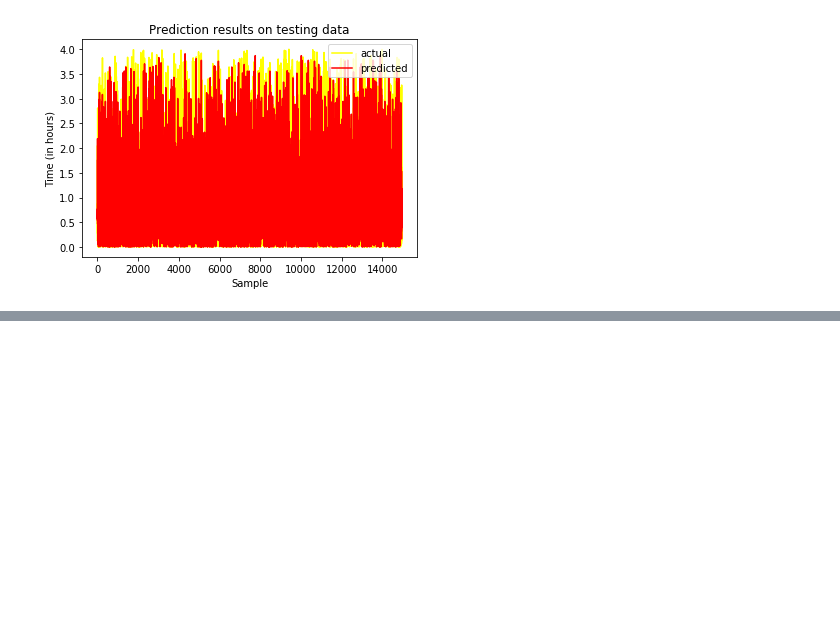
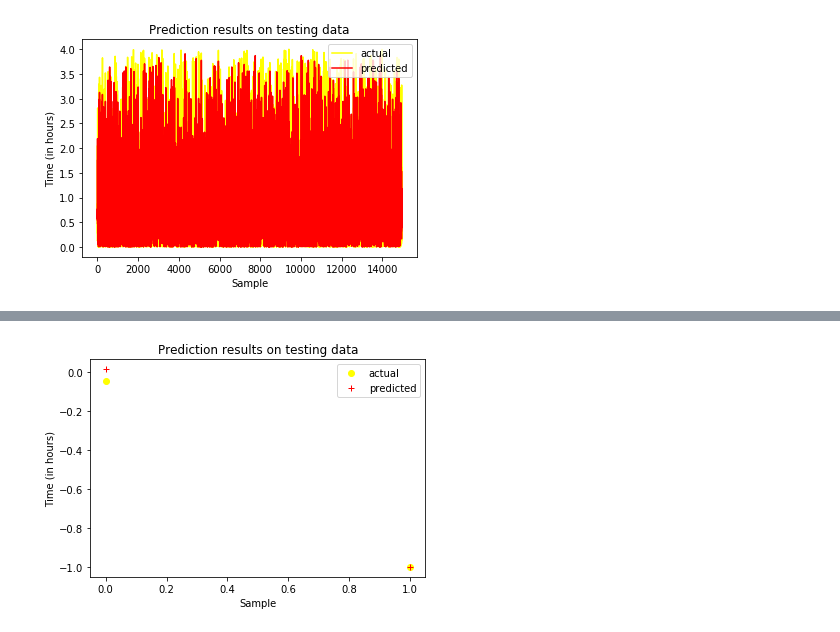
Before and after one commit to abu-rayyan/DeliveryTimePrediction, a Jupyter notebook: Ipynb_files/model2_dt.ipynb, the cells around one changed output, grey strips where cells are left out. Cells and saved outputs as stored; diff of their text form; code cells hidden in the pictures; blank space fills up the shorter version.

```diff
--- a/Ipynb_files/model2_dt.ipynb
+++ b/Ipynb_files/model2_dt.ipynb
@@ -136,0 +199,10 @@ plt.show()
+# %%
+plt.plot(Y_tst[0,:], 'y+', color= 'yellow',marker='o', label= 'actual') # p
+plt.plot(predict_model[0,:], 'r+',color= 'red', label= 'predicted') # p
+plt.xlabel('Sample')
+plt.ylabel('Time (in hours)')
+plt.title('Prediction results on testing data')
+plt.legend()
+plt.show()
+# %% [output]
+[figure, added]
```
Also changed, not shown: parts of 14 cells of this notebook, 2 other files.
